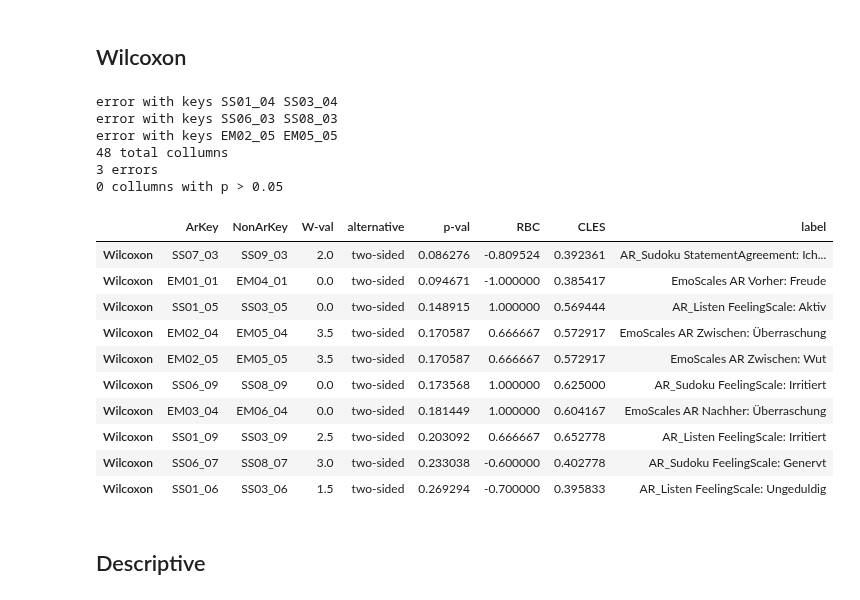
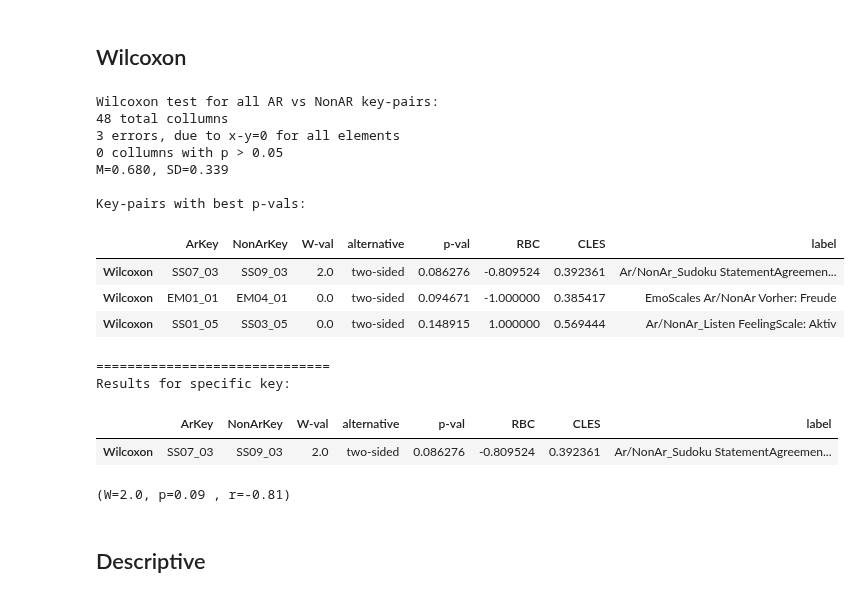
Before and after one commit to BrunoBerger/Zen-Office, a Jupyter notebook: Auswertung/plots.ipynb, the cells around one changed output. Saved outputs shown, nothing was run; the diff lists cells and outputs as text; code cells hidden in the pictures.

Commit message:
normality, wilcoxon, desctiptive clean up

```diff
--- a/Auswertung/plots.ipynb
+++ b/Auswertung/plots.ipynb
@@ -491,61 +478,77 @@ NonAR_Keys = [
 
 All_AR = df[AR_Keys]
 ALL_NonAR = df[NonAR_Keys]
-results = pd.DataFrame(columns=["ArKey", "NonArKey"])
+results = pd.DataFrame(columns=["ArKey", "NonArKey"]) # init with them so they get displayed first
 
 errors = 0
 for ar_key, nonar_key in zip(All_AR, ALL_NonAR):
     # print(All_AR[ar_key])
     with warnings.catch_warnings():
         warnings.simplefilter(action="ignore", category=UserWarning)
         try:
             res = pg.wilcoxon(All_AR[ar_key], ALL_NonAR[nonar_key])
-        except ValueError:
+        except ValueError as e:
             errors += 1
-            print("error with keys", ar_key, nonar_key)
+            # print("error with keys", ar_key, nonar_key)
+            # print(e)
             pass
     # with warnings.catch_warnings():
     #     warnings.simplefilter(action="ignore", category=UserWarning)
     #     res["normal"] = pg.normality(df[key],
     #                                 #  method="normaltest"
     #                                  method="shapiro"
     #                                  )["normal"].bool()
 
     res["ArKey"] = ar_key
     res["NonArKey"] = nonar_key
-    res["label"] = keyToLabel.loc[keyToLabel.VAR == ar_key]["LABEL"].to_string(index=False)
+    res["label"] = keyToLabel.loc[keyToLabel.VAR == ar_key]["LABEL"].to_string(index=False).replace("AR", "Ar/NonAr")
     results = pd.concat([results , res])
 
+print("Wilcoxon test for all AR vs NonAR key-pairs:")
 print(f"{len(results)} total collumns")
-print(errors, "errors")
+print(errors, "errors, due to x-y=0 for all elements")
 
-# nNormal = len(results.loc[results["normal"] == True])
-# print(f"{nNormal} collumns with normal distribution")
+
 
 pThreshold = 0.05
 nOverThreshold = len(results.loc[results["p-val"] < pThreshold])
 print(f"{nOverThreshold} collumns with p > {pThreshold}")
+print(f'M={results["p-val"].mean():.3f}, SD={results["p-val"].std():.3f}')
 
-# results = results.style.set_properties(subset=["label"],**{'text-align': 'left'}) # needs "Jinja2" module
-# results
-results.sort_values(by="p-val", ascending=True).head(10)
+
+
+print("\nKey-pairs with best p-vals:")
+display(results.sort_values(by="p-val", ascending=True).head(3))
+
+
+
+############################################################
+# To get specific test results, insert your key pair here: #
+############################################################
+specific_key = ""
+specific_key = "SS07_03"
+if specific_key in All_Keys:
+    sr = results.loc[(results["ArKey"] == specific_key) | (results["NonArKey"] == specific_key)]
+    print("="*30, "\nResults for specific key:")
+    with pd.option_context('display.max_colwidth', None):
+        display(sr)
+    print(f'(W={sr["W-val"].to_string(index=False)}, p={float(sr["p-val"].to_string(index=False)):.2f} , r={float(sr["RBC"].to_string(index=False)):.2f})')
 # %% [output]
-error with keys SS01_04 SS03_04
-error with keys SS06_03 SS08_03
-error with keys EM02_05 EM05_05
+Wilcoxon test for all AR vs NonAR key-pairs:
 48 total collumns
-3 errors
+3 errors, due to x-y=0 for all elements
 0 collumns with p > 0.05
+M=0.680, SD=0.339
+
+Key-pairs with best p-vals:
 |  | ArKey | NonArKey | W-val | alternative | p-val | RBC | CLES | label |
-| Wilcoxon | SS07_03 | SS09_03 | 2.0 | two-sided | 0.086276 | -0.809524 | 0.392361 | AR_Sudoku StatementAgreement: Ich... |
-| Wilcoxon | EM01_01 | EM04_01 | 0.0 | two-sided | 0.094671 | -1.000000 | 0.385417 | EmoScales AR Vorher: Freude |
-| Wilcoxon | SS01_05 | SS03_05 | 0.0 | two-sided | 0.148915 | 1.000000 | 0.569444 | AR_Listen FeelingScale: Aktiv |
-| Wilcoxon | EM02_04 | EM05_04 | 3.5 | two-sided | 0.170587 | 0.666667 | 0.572917 | EmoScales AR Zwischen: Überraschung |
-| Wilcoxon | EM02_05 | EM05_05 | 3.5 | two-sided | 0.170587 | 0.666667 | 0.572917 | EmoScales AR Zwischen: Wut |
-| Wilcoxon | SS06_09 | SS08_09 | 0.0 | two-sided | 0.173568 | 1.000000 | 0.625000 | AR_Sudoku FeelingScale: Irritiert |
-| Wilcoxon | EM03_04 | EM06_04 | 0.0 | two-sided | 0.181449 | 1.000000 | 0.604167 | EmoScales AR Nachher: Überraschung |
-| Wilcoxon | SS01_09 | SS03_09 | 2.5 | two-sided | 0.203092 | 0.666667 | 0.652778 | AR_Listen FeelingScale: Irritiert |
-| Wilcoxon | SS06_07 | SS08_07 | 3.0 | two-sided | 0.233038 | -0.600000 | 0.402778 | AR_Sudoku FeelingScale: Genervt |
-| Wilcoxon | SS01_06 | SS03_06 | 1.5 | two-sided | 0.269294 | -0.700000 | 0.395833 | AR_Listen FeelingScale: Ungeduldig |
+| Wilcoxon | SS07_03 | SS09_03 | 2.0 | two-sided | 0.086276 | -0.809524 | 0.392361 | Ar/NonAr_Sudoku StatementAgreemen... |
+| Wilcoxon | EM01_01 | EM04_01 | 0.0 | two-sided | 0.094671 | -1.000000 | 0.385417 | EmoScales Ar/NonAr Vorher: Freude |
+| Wilcoxon | SS01_05 | SS03_05 | 0.0 | two-sided | 0.148915 | 1.000000 | 0.569444 | Ar/NonAr_Listen FeelingScale: Aktiv |
+==============================
+Results for specific key:
+|  | ArKey | NonArKey | W-val | alternative | p-val | RBC | CLES | label |
+| Wilcoxon | SS07_03 | SS09_03 | 2.0 | two-sided | 0.086276 | -0.809524 | 0.392361 | Ar/NonAr_Sudoku StatementAgreemen... |
+(W=2.0, p=0.09 , r=-0.81)
 # %% [markdown]
 ## Descriptive
```
Also changed, not shown: parts of 5 cells of this notebook.
